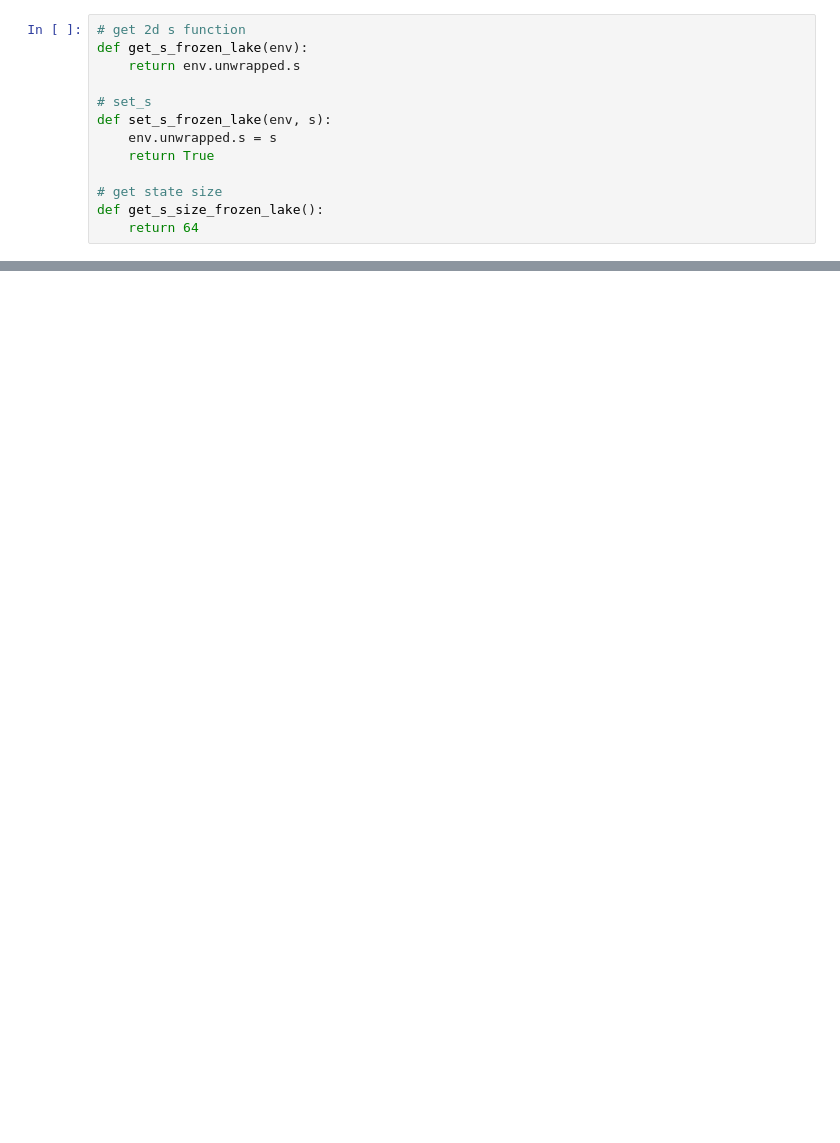
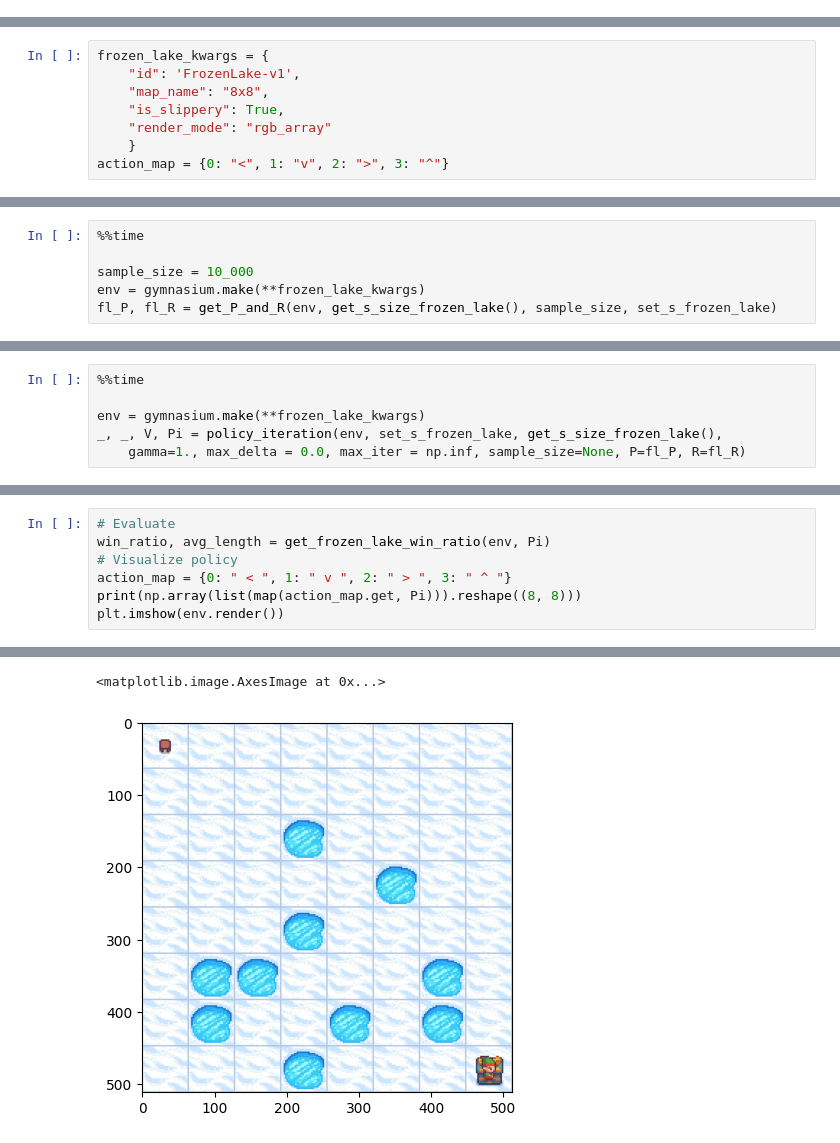
Before and after one commit to ChrisJFarr/OMSCS-ML-CS-7641, a Jupyter notebook: assignment4/experiment_001.ipynb, the cells around one changed output, grey strips where cells are left out. Saved outputs shown, nothing was run; the diff lists cells and outputs as text; blank space fills up the shorter version.

```diff
--- a/assignment4/experiment_001.ipynb
+++ b/assignment4/experiment_001.ipynb
@@ -203,13 +0,0 @@ def policy_iteration(env, set_s: Callable, n_states,
-# %%
-# get 2d s function
-def get_s_frozen_lake(env):
-    return env.unwrapped.s
-
-# set_s
-def set_s_frozen_lake(env, s):
-    env.unwrapped.s = s
-    return True
-
-# get state size
-def get_s_size_frozen_lake():
-    return 64
@@ -549,0 +64,8 @@ Wall time: 12min 14s
+# %%
+frozen_lake_kwargs = {
+    "id": 'FrozenLake-v1',
+    "map_name": "8x8",
+    "is_slippery": True,
+    "render_mode": "rgb_array"
+    }
+action_map = {0: "<", 1: "v", 2: ">", 3: "^"}
@@ -549,0 +87,6 @@ Wall time: 12min 14s
+# %%
+%%time
+
+sample_size = 10_000
+env = gymnasium.make(**frozen_lake_kwargs)
+fl_P, fl_R = get_P_and_R(env, get_s_size_frozen_lake(), sample_size, set_s_frozen_lake)
@@ -549,0 +123,6 @@ Wall time: 12min 14s
+# %%
+%%time
+
+env = gymnasium.make(**frozen_lake_kwargs)
+_, _, V, Pi = policy_iteration(env, set_s_frozen_lake, get_s_size_frozen_lake(),
+    gamma=1., max_delta = 0.0, max_iter = np.inf, sample_size=None, P=fl_P, R=fl_R)
@@ -549,0 +133,8 @@ Wall time: 12min 14s
+# %%
+# Evaluate
+win_ratio, avg_length = get_frozen_lake_win_ratio(env, Pi)
+# Visualize policy
+action_map = {0: " < ", 1: " v ", 2: " > ", 3: " ^ "}
+print(np.array(list(map(action_map.get, Pi))).reshape((8, 8)))
+plt.imshow(env.render())
+# %% [output]
@@ -549,0 +150,2 @@ Wall time: 12min 14s
+<matplotlib.image.AxesImage at 0x...>
+[figure, added]
```
Also changed, not shown: parts of 69 cells of this notebook, 2 other files.
